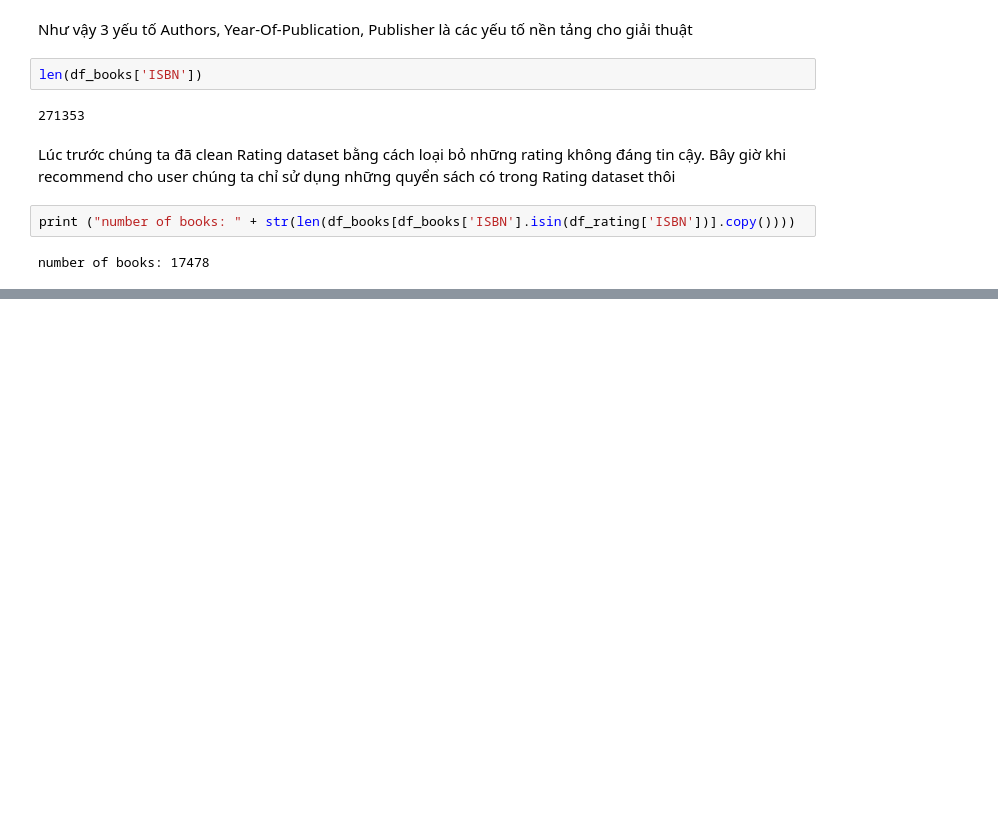
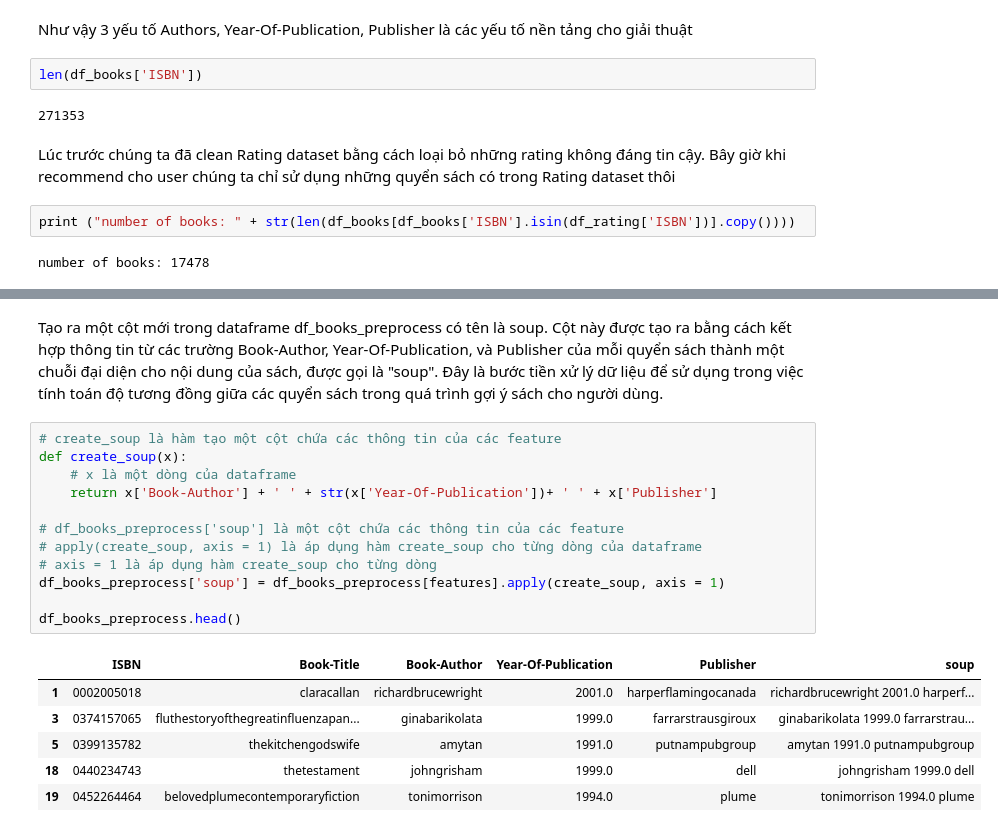
Before and after one commit to kieubaduong/Machine-Learning-self-study, a Jupyter notebook: books_recommendation/content_based_knn.ipynb, the cells around one changed output, grey strips where cells are left out. Cells and saved outputs as stored; diff of their text form; blank space fills up the shorter version.

```diff
--- a/books_recommendation/content_based_knn.ipynb
+++ b/books_recommendation/content_based_knn.ipynb
@@ -335,0 +334,21 @@ for feature in features:
+# %% [markdown]
+Tạo ra một cột mới trong dataframe df_books_preprocess có tên là soup. Cột này được tạo ra bằng cách kết hợp thông tin từ các trường Book-Author, Year-Of-Publication, và Publisher của mỗi quyển sách thành một chuỗi đại diện cho nội dung của sách, được gọi là "soup". Đây là bước tiền xử lý dữ liệu để sử dụng trong việc tính toán độ tương đồng giữa các quyển sách trong quá trình gợi ý sách cho người dùng.
+# %%
+# create_soup là hàm tạo một cột chứa các thông tin của các feature
+def create_soup(x):
+    # x là một dòng của dataframe
+    return x['Book-Author'] + ' ' + str(x['Year-Of-Publication'])+ ' ' + x['Publisher']
+
+# df_books_preprocess['soup'] là một cột chứa các thông tin của các feature
+# apply(create_soup, axis = 1) là áp dụng hàm create_soup cho từng dòng của dataframe
+# axis = 1 là áp dụng hàm create_soup cho từng dòng
+df_books_preprocess['soup'] = df_books_preprocess[features].apply(create_soup, axis = 1)
+
+df_books_preprocess.head()
+# %% [output]
+|  | ISBN | Book-Title | Book-Author | Year-Of-Publication | Publisher | soup |
+| 1 | 0002005018 | claracallan | richardbrucewright | 2001.0 | harperflamingocanada | richardbrucewright 2001.0 harperf... |
+| 3 | 0374157065 | fluthestoryofthegreatinfluenzapan... | ginabarikolata | 1999.0 | farrarstrausgiroux | ginabarikolata 1999.0 farrarstrau... |
+| 5 | 0399135782 | thekitchengodswife | amytan | 1991.0 | putnampubgroup | amytan 1991.0 putnampubgroup |
+| 18 | 0440234743 | thetestament | johngrisham | 1999.0 | dell | johngrisham 1999.0 dell |
+| 19 | 0452264464 | belovedplumecontemporaryfiction | tonimorrison | 1994.0 | plume | tonimorrison 1994.0 plume |
```
Also changed, not shown: parts of 14 cells of this notebook.
